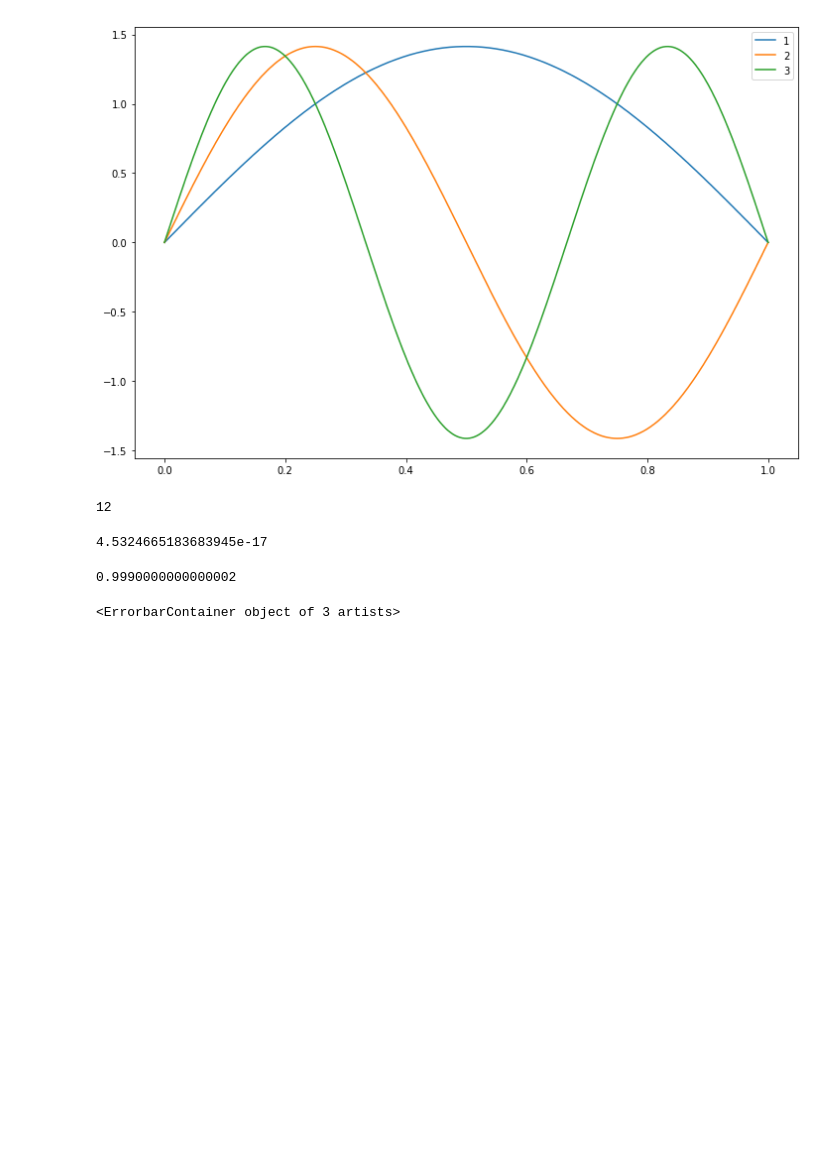
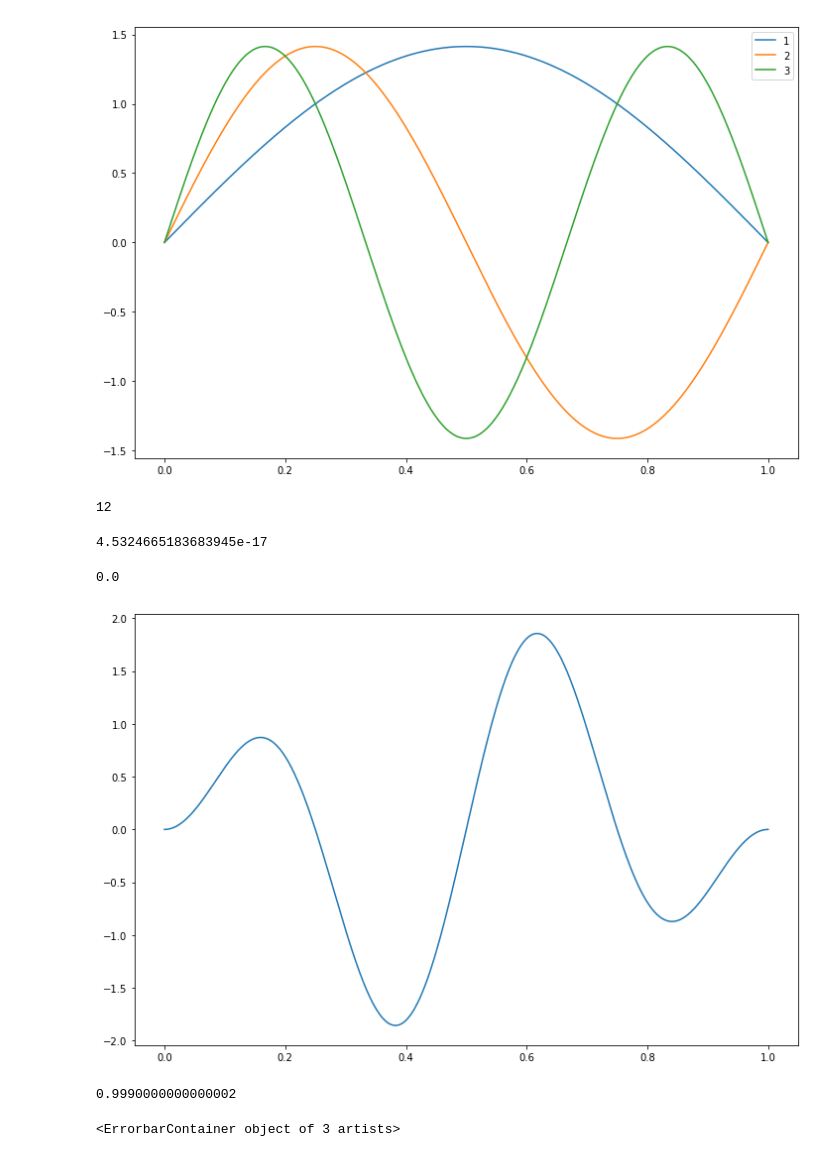
Before and after one commit to AvverbioPronome/Quant, a Jupyter notebook: Buca.ipynb, the cells around one changed output. Saved outputs shown, nothing was run; the diff lists cells and outputs as text; code cells hidden in the pictures; blank space fills up the shorter version.

Commit message:
riorganizzazione e leggero cleanup; controllo di ortogonalità

```diff
--- a/Buca.ipynb
+++ b/Buca.ipynb
@@ -42,3 +40,10 @@ np.array([(psi(x, n)**2).mean() for n in stati]).std()
+# %%
+plt.plot (x, psi(x, 1) * psi(x, 4))
+(psi(x, 1) * psi(x, 4)).mean()
+# Sono ortogonali?
+# %% [output]
+0.0
+[figure, added]
 # %%
 (psi(x, 1)**2).mean()
 # %% [output]
```
Also changed, not shown: parts of 5 cells of this notebook.
